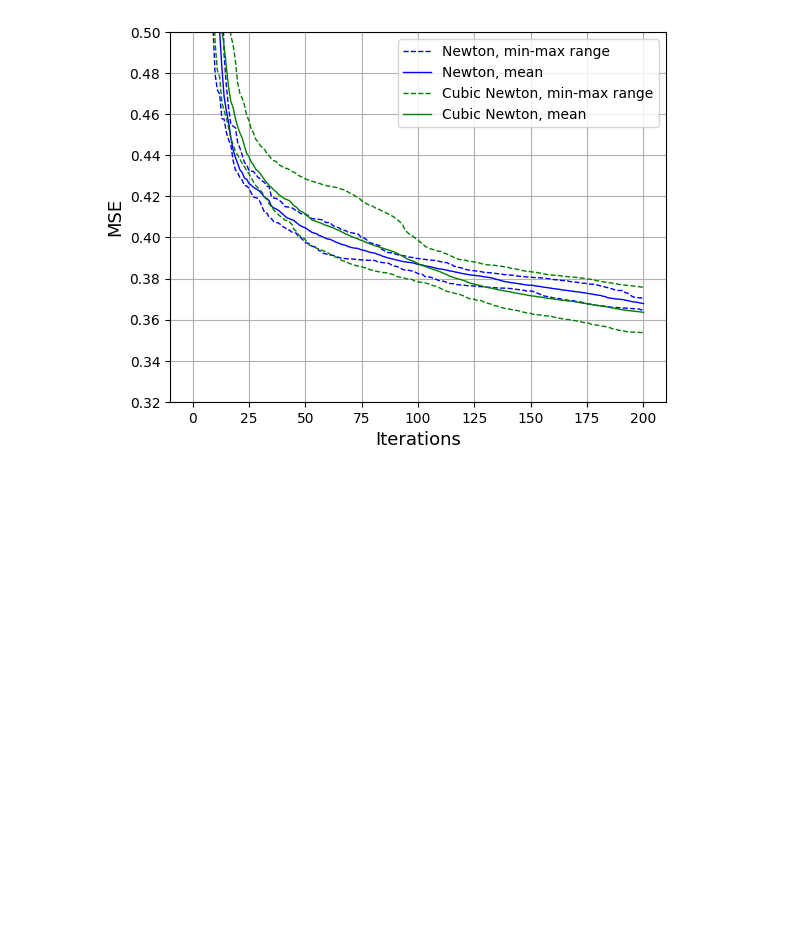
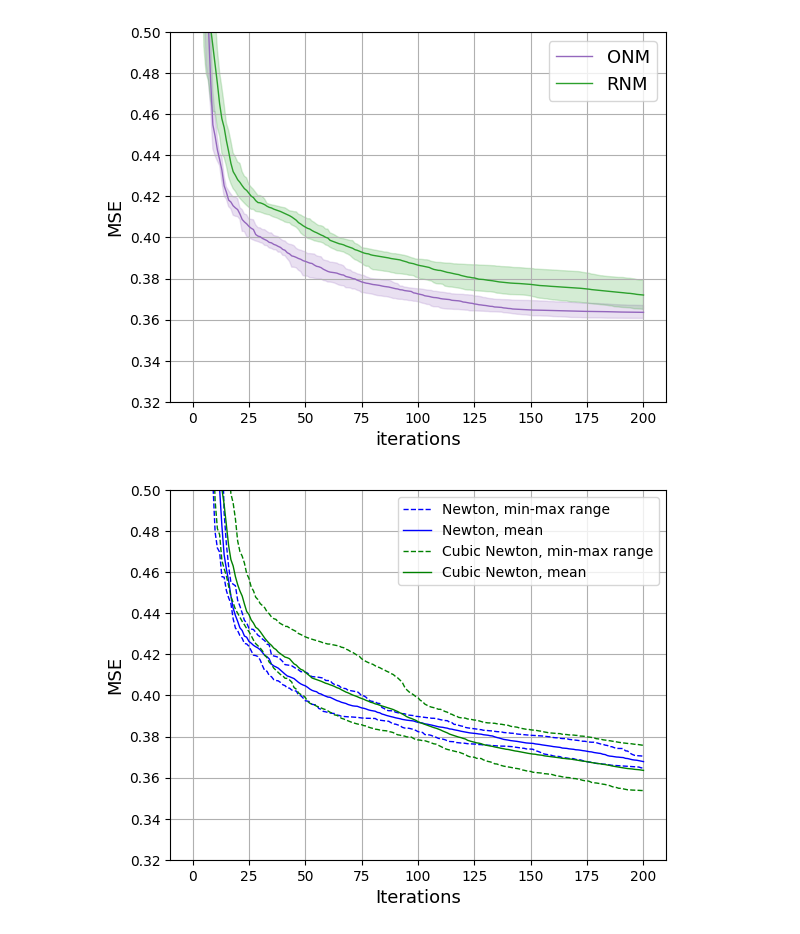
Before and after one commit to AlexDegt/regularized_mixed_newton, a Jupyter notebook: experiments/MLP/plot_summary.ipynb, the cells around one changed output. Drawn from its saved outputs; the diff is of its cells as text; code cells hidden in the pictures; blank space fills up the shorter version.

```diff
--- a/experiments/MLP/plot_summary.ipynb
+++ b/experiments/MLP/plot_summary.ipynb
@@ -80,3 +93,72 @@ plt.grid()
+# %%
+# Determine experiment name and create its directory
+train_size = 3341
+seed_0 = 1
+figure = 1
+epochs = 200
+exp_num = 4
+chunk_num = [4, 2]
+methods = ['newton_lev_marq', 'cubic_newton']
+lc_train = np.zeros((len(methods), exp_num, epochs + 1))
+lc_aver = np.zeros((len(methods), epochs + 1))
+lc_min = np.zeros((len(methods), epochs + 1))
+lc_max = np.zeros((len(methods), epochs + 1))
+for j_method, method in enumerate(methods):
+
+    for exp in range(exp_num):
+
+        for chunk_num_i in chunk_num:
+            exp_name = f"real_hidden=10_std=0.1_{method}__{seed_0+exp}"
+            # exp_name = f"complex_10_{method}_{2+exp}"
+
+            add_folder = os.path.join("results_final")
+            curr_path = os.getcwd()
+            load_path = os.path.join(curr_path, add_folder, exp_name)
+
+            # Plot learning curve for quality criterion
+            lc_train[j_method, exp, :] = np.load(os.path.join(load_path, "lc_train_" + exp_name + ".npy"))[:epochs + 1] / train_size
+
+    lc_aver[j_method, :] = np.mean(lc_train[j_method, :, :], axis=0)
+    lc_min[j_method, :] = np.min(lc_train[j_method, :, :], axis=0)
+    lc_max[j_method, :] = np.max(lc_train[j_method, :, :], axis=0)
+
+# plt.figure(figure)
+fig, ax = plt.subplots()
+
+colors = ['#1f77b4', '#9467bd', '#2ca02c', '#ff7f0e']
+alpha=0.2
+
+# ax.plot(lc_min[0, :], color=colors[0], linestyle='dashed', label='newt_min', linewidth=1)
+ax.plot(lc_aver[0, :], color=colors[1], linestyle='solid', label='newt_aver', linewidth=1)
+# ax.plot(lc_max[0, :], color=colors[0], linestyle='dashed', label='newt_max', linewidth=1)
+plt.fill_between(np.arange(len(lc_min[0, :])), lc_min[0, :], lc_max[0, :], color=colors[1], alpha=alpha)
+
+# ax.plot(lc_min[1, :], color=colors[1], linestyle='dashed', label='cubic_min', linewidth=1)
+ax.plot(lc_aver[1, :], color=colors[2], linestyle='solid', label='cubic_aver', linewidth=1)
+# ax.plot(lc_max[1, :], color=colors[1], linestyle='dashed', label='cubic_max', linewidth=1)
+plt.fill_between(np.arange(len(lc_min[1, :])), lc_min[1, :], lc_max[1, :], color=colors[2], alpha=alpha)
+
+
+plt.xlabel('iterations', fontsize=13)
+plt.ylabel('MSE', fontsize=13)
+ax.legend(
+# handles=[plt.gca().get_lines()[0], plt.gca().get_lines()[1],
+#                     plt.gca().get_lines()[3], plt.gca().get_lines()[4],
+#           plt.gca().get_lines()[6], plt.gca().get_lines()[7],
+# plt.gca().get_lines()[9], plt.gca().get_lines()[10]],
+    handles=[plt.gca().get_lines()[0], plt.gca().get_lines()[1]],
+          labels=['ONM',
+                    'RNM'], fontsize=13)
+                    # labels=['MNM, min-max range', 'MNM, mean',
+                    #         'ONM, min-max range', 'OMN, mean',
+                    #         'RNM, min-max range', 'RNM, mean',
+                    #         'RMNM, min-max range', 'RMNM, mean'], fontsize=10)
+
+plt.ylim(0.32, 0.5)
+
+plt.grid()
+# %% [output]
+[figure, added]
 # %%
 import os, sys
 
```
Also changed, not shown: parts of 1 cell of this notebook.
